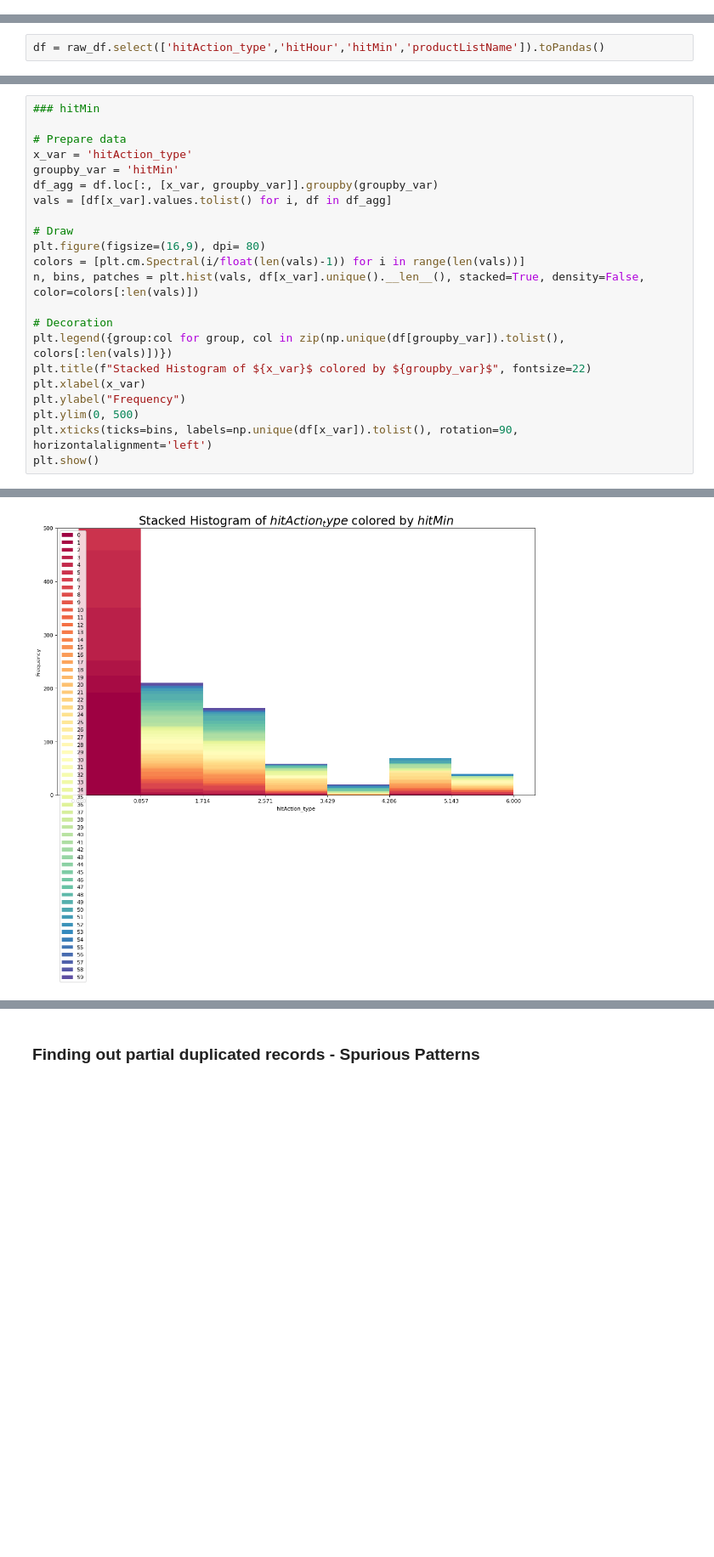
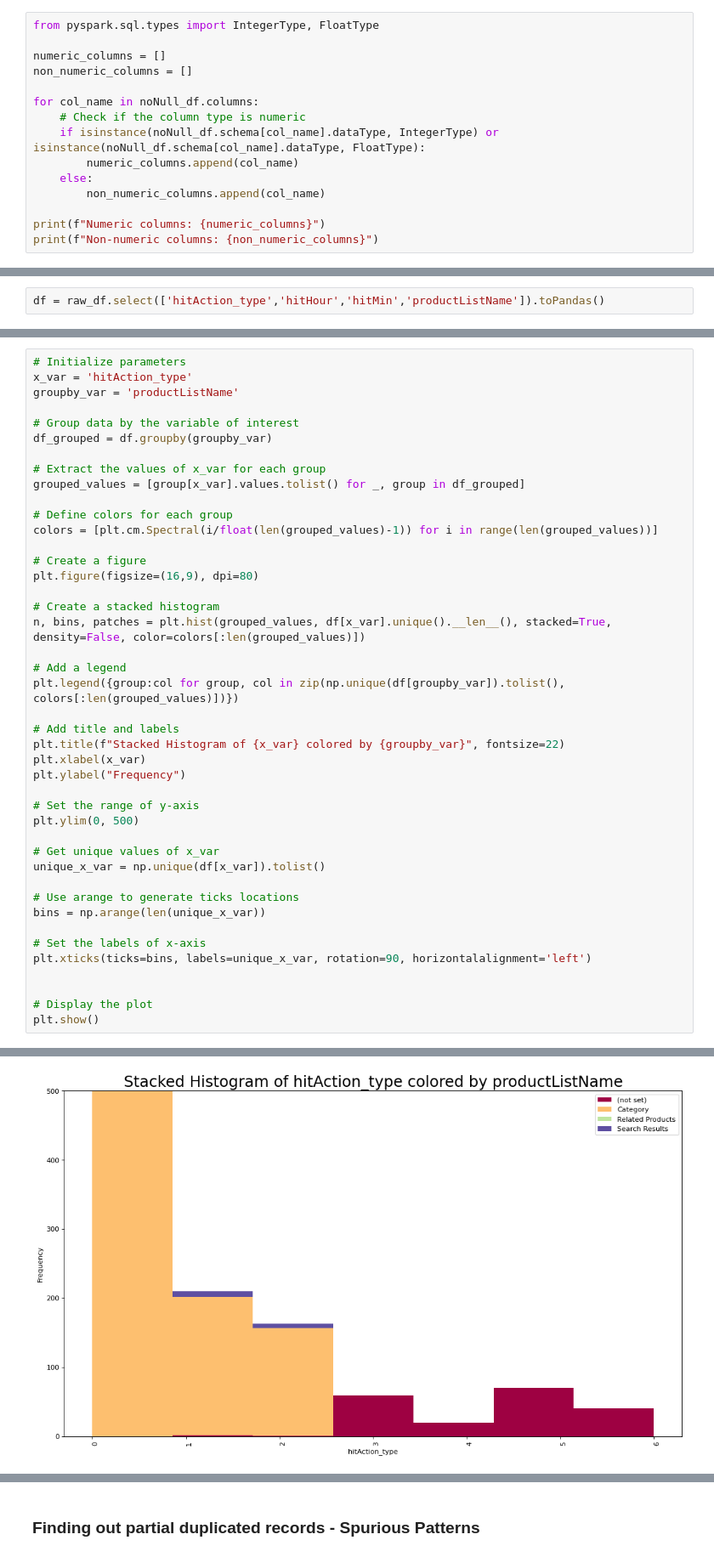
Before and after one commit to aekanun2020/2023-Data-Science-for-Social-Commerce, a Jupyter notebook: 2023_Prediction_of_Customer_Behavior_with_DataViz.ipynb, the cells around one changed output, grey strips where cells are left out. Shown at 85% size. Saved outputs shown, nothing was run; the diff lists cells and outputs as text; blank space fills up the shorter version.

Commit message:
raw->null->outlier->correlation

```diff
--- a/2023_Prediction_of_Customer_Behavior_with_DataViz.ipynb
+++ b/2023_Prediction_of_Customer_Behavior_with_DataViz.ipynb
@@ -171,0 +296,15 @@ raw_df.describe().toPandas().transpose()
+# %%
+from pyspark.sql.types import IntegerType, FloatType
+
+numeric_columns = []
+non_numeric_columns = []
+
+for col_name in noNull_df.columns:
+    # Check if the column type is numeric
+    if isinstance(noNull_df.schema[col_name].dataType, IntegerType) or isinstance(noNull_df.schema[col_name].dataType, FloatType):
+        numeric_columns.append(col_name)
+    else:
+        non_numeric_columns.append(col_name)
+
+print(f"Numeric columns: {numeric_columns}")
+print(f"Non-numeric columns: {non_numeric_columns}")
@@ -322,23 +600,44 @@ plt.hist(bins[:-1], bins=bins, weights=counts)
 # %%
-### hitMin
+# Initialize parameters
+x_var = 'hitAction_type'
+groupby_var = 'productListName'
 
-# Prepare data
-x_var = 'hitAction_type'
-groupby_var = 'hitMin'
-df_agg = df.loc[:, [x_var, groupby_var]].groupby(groupby_var)
-vals = [df[x_var].values.tolist() for i, df in df_agg]
+# Group data by the variable of interest
+df_grouped = df.groupby(groupby_var)
 
-# Draw
-plt.figure(figsize=(16,9), dpi= 80)
-colors = [plt.cm.Spectral(i/float(len(vals)-1)) for i in range(len(vals))]
-n, bins, patches = plt.hist(vals, df[x_var].unique().__len__(), stacked=True, density=False, color=colors[:len(vals)])
+# Extract the values of x_var for each group
+grouped_values = [group[x_var].values.tolist() for _, group in df_grouped]
 
-# Decoration
-plt.legend({group:col for group, col in zip(np.unique(df[groupby_var]).tolist(), colors[:len(vals)])})
-plt.title(f"Stacked Histogram of ${x_var}$ colored by ${groupby_var}$", fontsize=22)
+# Define colors for each group
+colors = [plt.cm.Spectral(i/float(len(grouped_values)-1)) for i in range(len(grouped_values))]
+
+# Create a figure
+plt.figure(figsize=(16,9), dpi=80)
+
+# Create a stacked histogram
+n, bins, patches = plt.hist(grouped_values, df[x_var].unique().__len__(), stacked=True, density=False, color=colors[:len(grouped_values)])
+
+# Add a legend
+plt.legend({group:col for group, col in zip(np.unique(df[groupby_var]).tolist(), colors[:len(grouped_values)])})
+
+# Add title and labels
+plt.title(f"Stacked Histogram of {x_var} colored by {groupby_var}", fontsize=22)
 plt.xlabel(x_var)
 plt.ylabel("Frequency")
+
+# Set the range of y-axis
 plt.ylim(0, 500)
-plt.xticks(ticks=bins, labels=np.unique(df[x_var]).tolist(), rotation=90, horizontalalignment='left')
+
+# Get unique values of x_var
+unique_x_var = np.unique(df[x_var]).tolist()
+
+# Use arange to generate ticks locations
+bins = np.arange(len(unique_x_var))
+
+# Set the labels of x-axis
+plt.xticks(ticks=bins, labels=unique_x_var, rotation=90, horizontalalignment='left')
+
+
+# Display the plot
 plt.show()
 # %% [output]
@@ -346 +644 @@ ValueError: ignored
-[figure, old version]
+[figure, new version]
```
Also changed, not shown: parts of 70 cells of this notebook.
